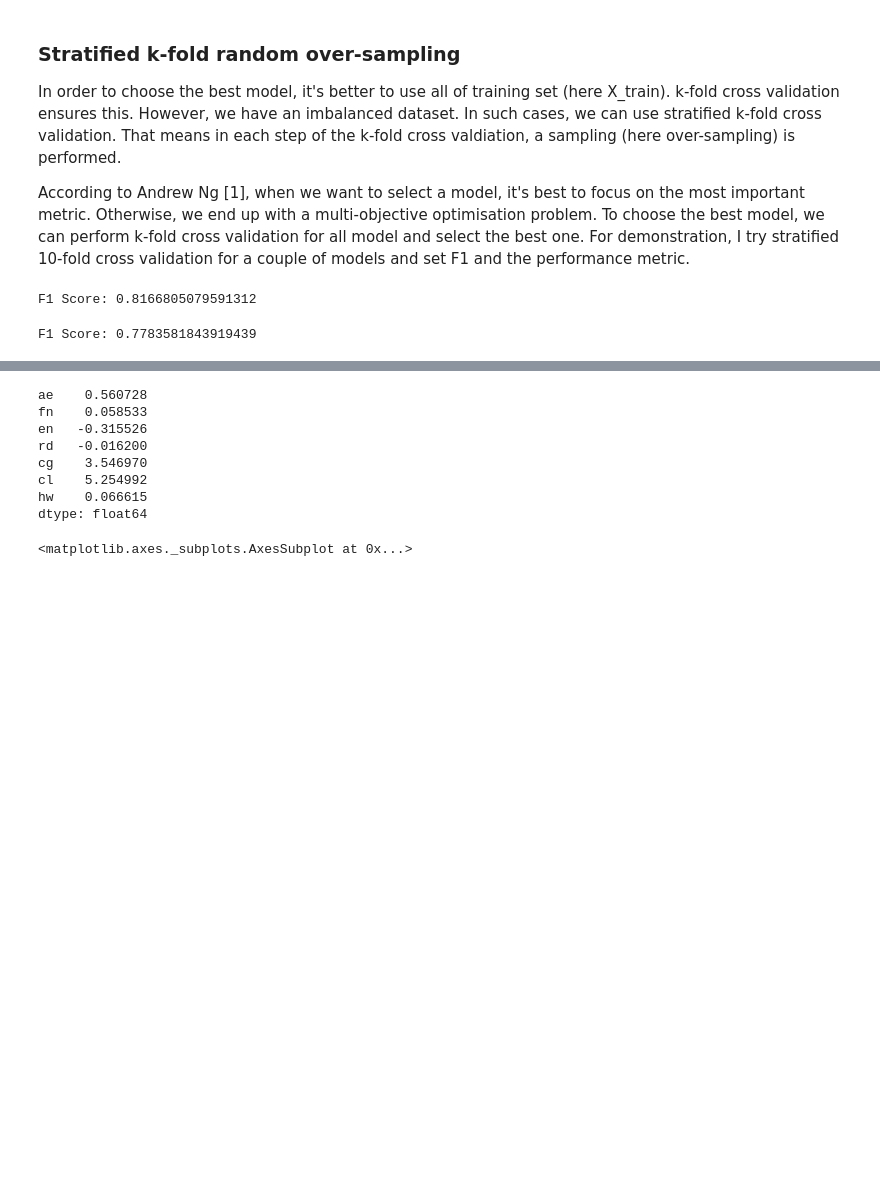
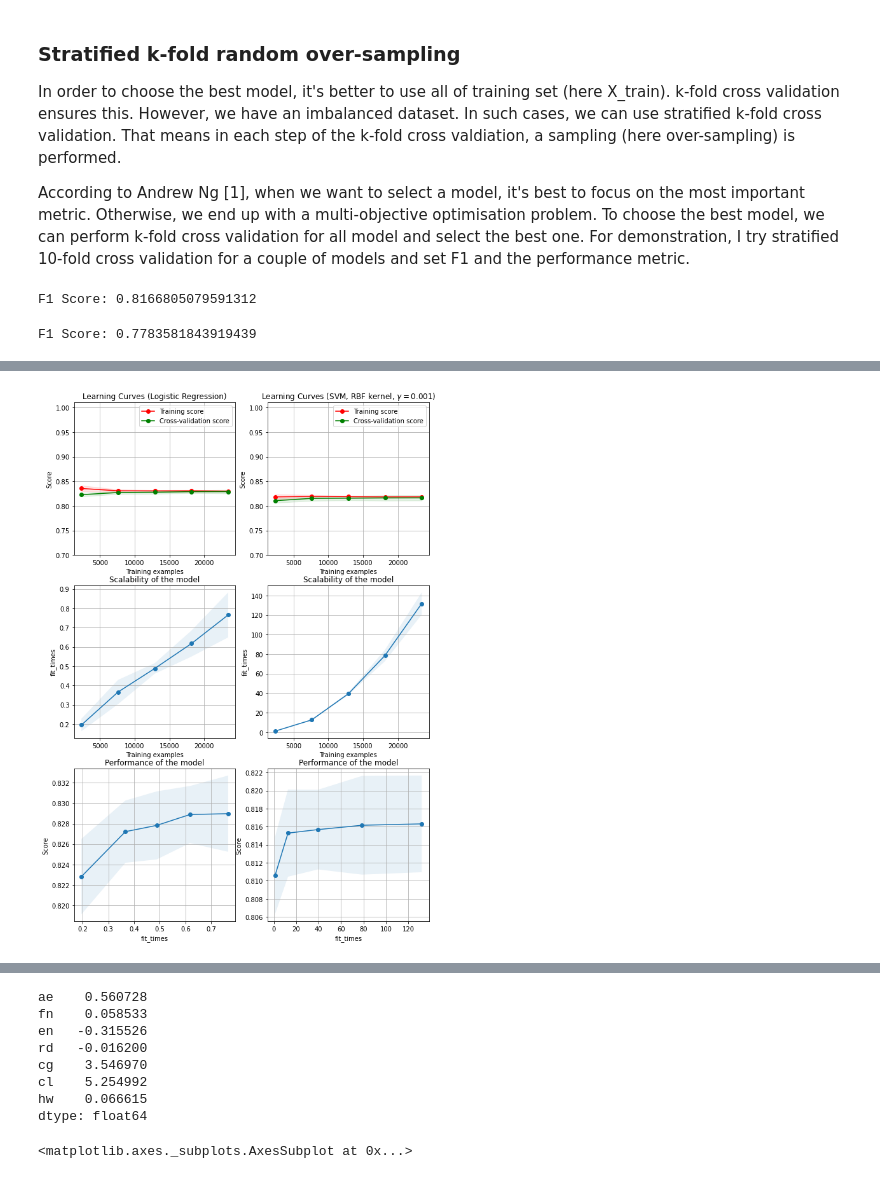
Before and after one commit to aminrigi/ml_notes, a Jupyter notebook: DS_task.ipynb, the cells around one changed output, grey strips where cells are left out. Drawn from its saved outputs; the diff is of its cells as text; code cells hidden in the pictures; blank space fills up the shorter version.

```diff
--- a/DS_task.ipynb
+++ b/DS_task.ipynb
@@ -623,0 +729,91 @@ ModuleNotFoundError: ignored
+# %%
+import numpy as np
+import matplotlib.pyplot as plt
+from sklearn.svm import SVC
+from sklearn.datasets import load_digits
+from sklearn.model_selection import learning_curve
+from sklearn.model_selection import ShuffleSplit
+
+
+def plot_learning_curve(estimator, title, X, y, axes=None, ylim=None, cv=None,
+                        n_jobs=None, train_sizes=np.linspace(.1, 1.0, 5)):
+
+    if axes is None:
+        _, axes = plt.subplots(1, 3, figsize=(20, 5))
+
+    axes[0].set_title(title)
+    if ylim is not None:
+        axes[0].set_ylim(*ylim)
+    axes[0].set_xlabel("Training examples")
+    axes[0].set_ylabel("Score")
+
+    train_sizes, train_scores, test_scores, fit_times, _ = \
+        learning_curve(estimator, X, y, cv=cv, n_jobs=n_jobs,
+                       train_sizes=train_sizes,
+                       return_times=True)
+
+    train_scores_mean = np.mean(train_scores, axis=1)
+    train_scores_std = np.std(train_scores, axis=1)
+    test_scores_mean = np.mean(test_scores, axis=1)
+    test_scores_std = np.std(test_scores, axis=1)
+    fit_times_mean = np.mean(fit_times, axis=1)
+    fit_times_std = np.std(fit_times, axis=1)
+
+    # Plot learning curve
+    axes[0].grid()
+    axes[0].fill_between(train_sizes, train_scores_mean - train_scores_std,
+                         train_scores_mean + train_scores_std, alpha=0.1,
+                         color="r")
+    axes[0].fill_between(train_sizes, test_scores_mean - test_scores_std,
+                         test_scores_mean + test_scores_std, alpha=0.1,
+                         color="g")
+    axes[0].plot(train_sizes, train_scores_mean, 'o-', color="r",
+                 label="Training score")
+    axes[0].plot(train_sizes, test_scores_mean, 'o-', color="g",
+                 label="Cross-validation score")
+    axes[0].legend(loc="best")
+
+    # Plot n_samples vs fit_times
+    axes[1].grid()
+    axes[1].plot(train_sizes, fit_times_mean, 'o-')
+    axes[1].fill_between(train_sizes, fit_times_mean - fit_times_std,
+                         fit_times_mean + fit_times_std, alpha=0.1)
+    axes[1].set_xlabel("Training examples")
+    axes[1].set_ylabel("fit_times")
+    axes[1].set_title("Scalability of the model")
+
+    # Plot fit_time vs score
+    axes[2].grid()
+    axes[2].plot(fit_times_mean, test_scores_mean, 'o-')
+    axes[2].fill_between(fit_times_mean, test_scores_mean - test_scores_std,
+                         test_scores_mean + test_scores_std, alpha=0.1)
+    axes[2].set_xlabel("fit_times")
+    axes[2].set_ylabel("Score")
+    axes[2].set_title("Performance of the model")
+
+    return plt
+
+
+
+fig, axes = plt.subplots(3, 2, figsize=(10, 15))
+
+
+
+title = "Learning Curves (Logistic Regression)"
+
+cv = ShuffleSplit(n_splits=10, test_size=0.2, random_state=0)
+
+model = LogisticRegression()
+plot_learning_curve(model, title, X, y, axes=axes[:, 0], ylim=(0.7, 1.01),
+                    cv=cv, n_jobs=4)
+
+title = r"Learning Curves (SVM, RBF kernel, $\gamma=0.001$)"
+# SVC is more expensive so we do a lower number of CV iterations:
+cv = ShuffleSplit(n_splits=10, test_size=0.2, random_state=0)
+estimator = SVC(gamma=0.001)
+plot_learning_curve(estimator, title, X, y, axes=axes[:, 1], ylim=(0.7, 1.01),
+                    cv=cv, n_jobs=4)
+
+plt.show()
+# %% [output]
+[figure, added]
```
Also changed, not shown: parts of 28 cells of this notebook.
